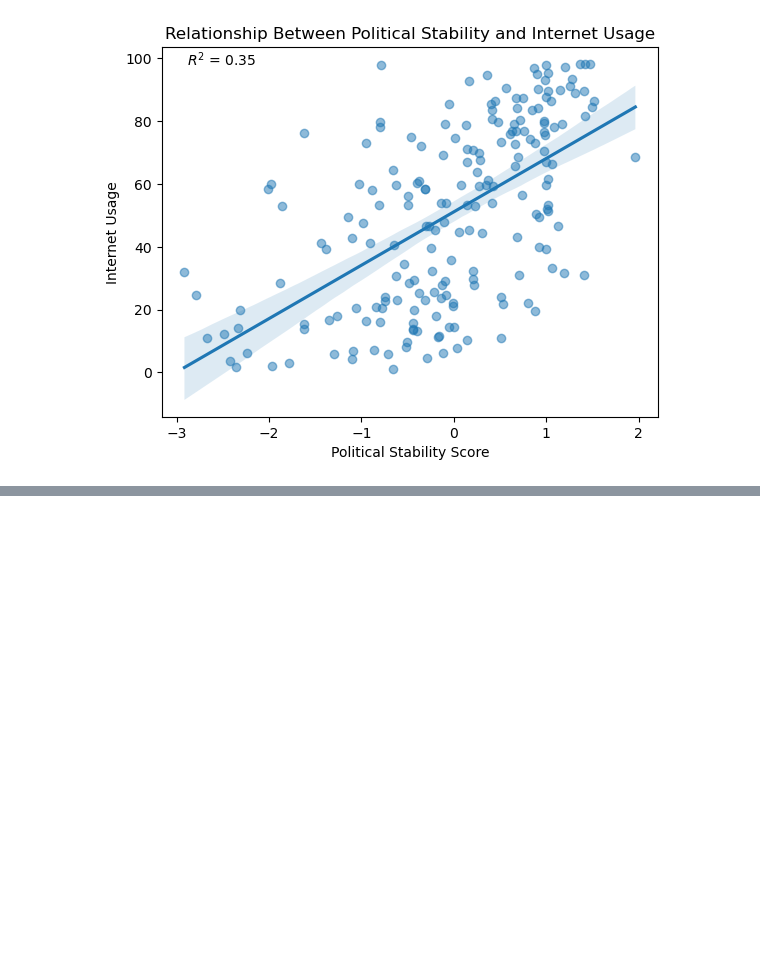
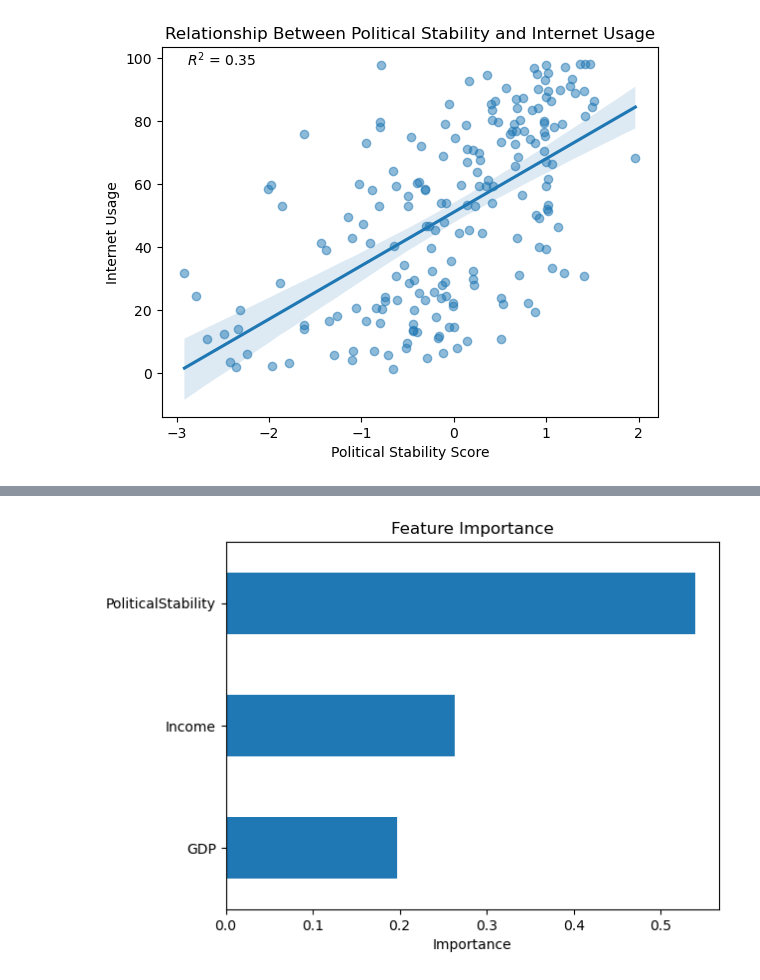
Before and after one commit to Calphast/IAD, a Jupyter notebook: analysis/main.ipynb, the cells around one changed output, grey strips where cells are left out. Cells and saved outputs as stored; diff of their text form; code cells hidden in the pictures; blank space fills up the shorter version.

```diff
--- a/analysis/main.ipynb
+++ b/analysis/main.ipynb
@@ -138,0 +208,10 @@ plt.show()
+# %%
+# Importance of predictos
+importance = pd.Series(regressor.feature_importances_, index=X.columns)
+importance.sort_values().plot(kind='barh')
+
+plt.title("Feature Importance")
+plt.xlabel("Importance")
+plt.show()
+# %% [output]
+[figure, added]
```
Also changed, not shown: parts of 8 cells of this notebook.
